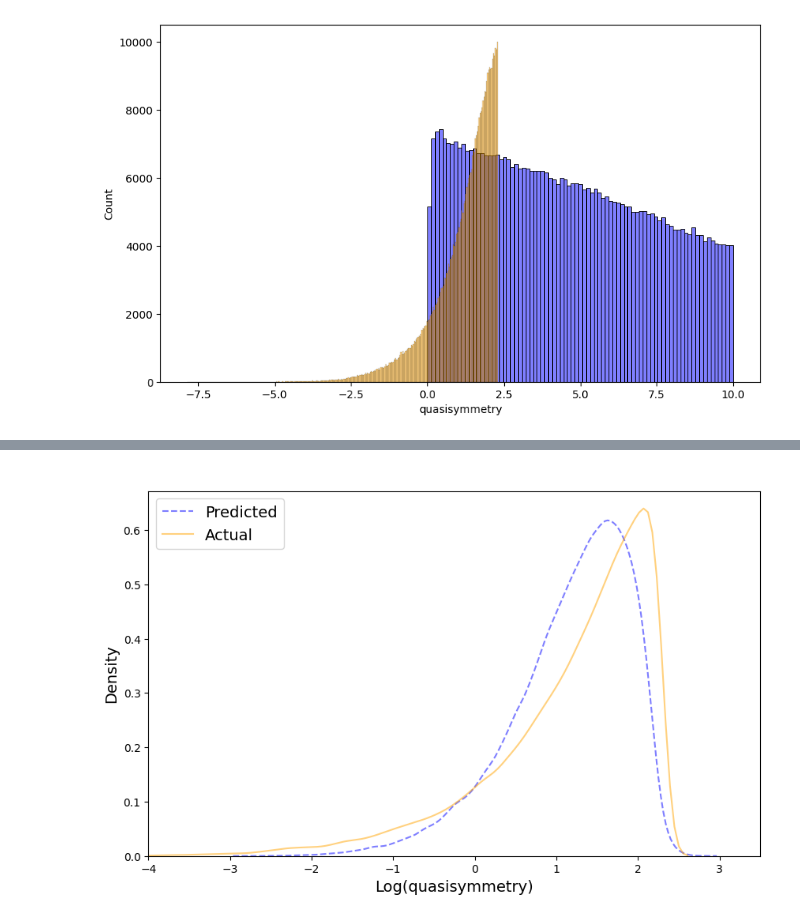
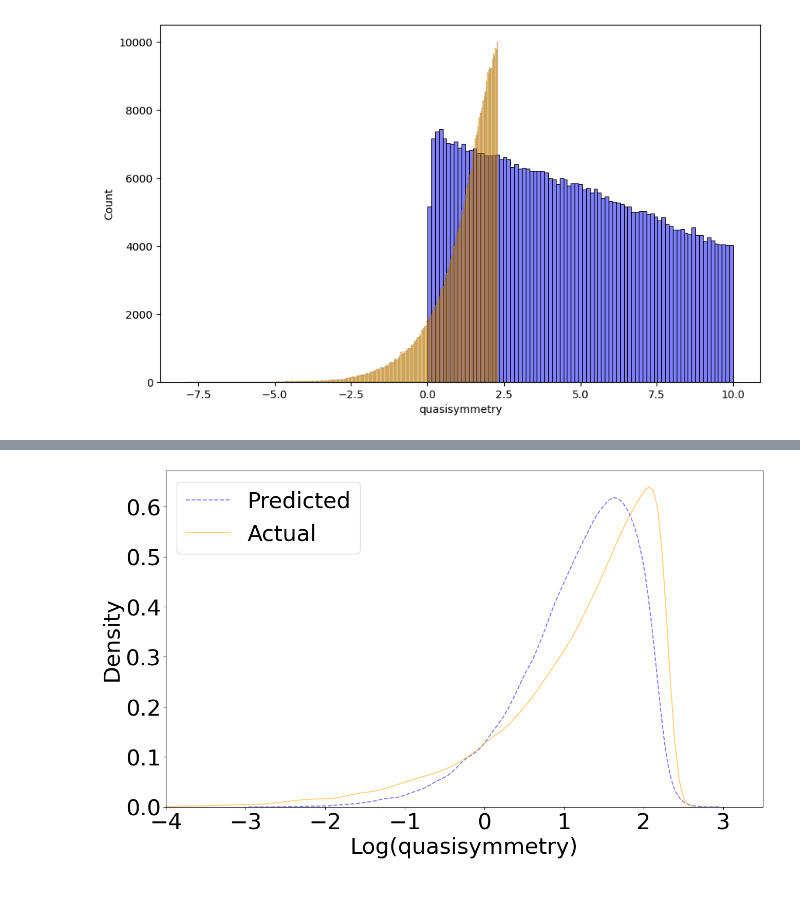
Before and after one commit to laiarodrigo/PIC-STELLARATOR, a Jupyter notebook: data_analysis/quasi_symmetry/non_probabilistic_model/lightgbm_regressor/plot.ipynb, the cells around one changed output, grey strips where cells are left out. Cells and saved outputs as stored; diff of their text form; code cells hidden in the pictures; blank space fills up the shorter version.

```diff
--- a/data_analysis/quasi_symmetry/non_probabilistic_model/lightgbm_regressor/plot.ipynb
+++ b/data_analysis/quasi_symmetry/non_probabilistic_model/lightgbm_regressor/plot.ipynb
@@ -66,6 +66,12 @@ You can set `force_col_wise=true` to remove the overhead.
 [LightGBM] [Info] Number of data points in the train set: 365900, number of used features: 8
 [LightGBM] [Info] Start training from score 1.177603
 # %%
+import matplotlib.pyplot as plt
+import seaborn as sns
+from sklearn.metrics import mean_squared_error, mean_absolute_error, r2_score
+import pandas as pd
+
+# Predictions and metrics
 predictions = model.predict(test_features_no_outliers)
 
 mse = mean_squared_error(test_target_no_outliers, predictions)
@@ -86,19 +92,15 @@ predictions_df.to_csv("lightgbm_predictions.csv", index=False)
 print("Predictions saved to lightgbm_predictions.csv")
 
 # Combine and plot
-#df_combined = pd.concat([df_predictions, df_actual])
-print(predictions.shape)
-print(test_target_no_outliers.shape)
-
-plt.figure(figsize=(10, 6))
+plt.figure(figsize=(15, 8.5))
 sns.kdeplot(predictions, fill=False, color="blue", alpha=0.5, label="Predicted", linestyle='--')
 sns.kdeplot(test_target_no_outliers, fill=False, color="orange", alpha=0.5, label="Actual")
-plt.title('  ')
-plt.xlabel('Log(quasisymmetry)', fontsize = 14)
+plt.xlabel('Log(quasisymmetry)', fontsize=31)
 plt.xlim(-4, 3.5)
-plt.ylabel('Density', fontsize = 14)
-plt.legend(loc='upper left', fontsize= 14)
-plt.savefig('actual_vs_predictedpdf.pdf')
+plt.ylabel('Density', fontsize=31)
+plt.tick_params(axis='both', which='major', labelsize=31)  # Increase tick label font size
+plt.legend(loc='upper left', fontsize=31)
+plt.savefig('qs_actual_vs_predictedpdf.pdf')
 plt.show()
 # %% [output]
 [LightGBM] [Warning] min_data_in_leaf is set=50, min_child_samples=20 will be ignored. Current value: min_data_in_leaf=50
@@ -121 +123 @@ Predicted: -1.561
-[figure, old version]
+[figure, new version]
```
Also changed, not shown: parts of 7 cells of this notebook, 25 other files.
